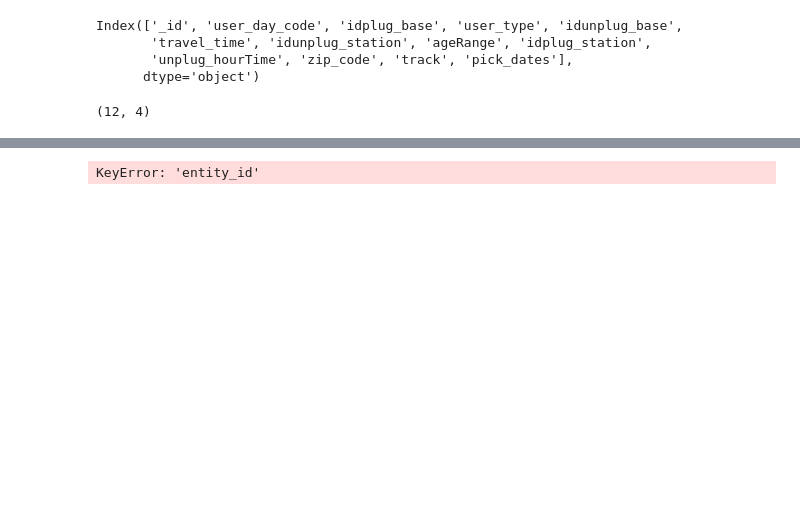
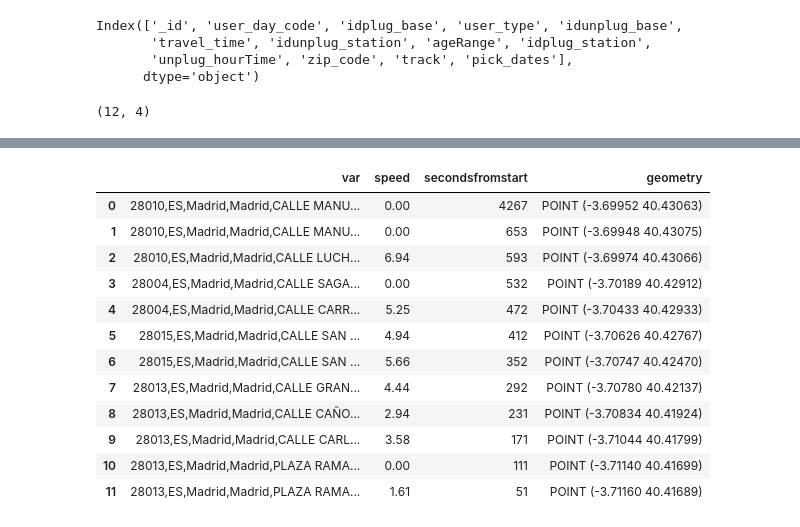
Before and after one commit to fserrey/gis-data-exploration, a Jupyter notebook: bicimad/exploring bicimad data.ipynb, the cells around one changed output, grey strips where cells are left out. Saved outputs shown, nothing was run; the diff lists cells and outputs as text; code cells hidden in the pictures; blank space fills up the shorter version.

```diff
--- a/bicimad/exploring bicimad data.ipynb
+++ b/bicimad/exploring bicimad data.ipynb
@@ -154,9 +209,23 @@ folium.GeoJson(file,name='geojson').add_to(mapa)
 mapa
 # %% [output]
 [interactive output not drawn]
+# %%
+dfg
+# %% [output]
+|  | var | speed | secondsfromstart | geometry |
+| 0 | 28010,ES,Madrid,Madrid,CALLE MANU... | 0.00 | 4267 | POINT (-3.69952 40.43063) |
+| 1 | 28010,ES,Madrid,Madrid,CALLE MANU... | 0.00 | 653 | POINT (-3.69948 40.43075) |
+| 2 | 28010,ES,Madrid,Madrid,CALLE LUCH... | 6.94 | 593 | POINT (-3.69974 40.43066) |
+| 3 | 28004,ES,Madrid,Madrid,CALLE SAGA... | 0.00 | 532 | POINT (-3.70189 40.42912) |
+| 4 | 28004,ES,Madrid,Madrid,CALLE CARR... | 5.25 | 472 | POINT (-3.70433 40.42933) |
+| 5 | 28015,ES,Madrid,Madrid,CALLE SAN ... | 4.94 | 412 | POINT (-3.70626 40.42767) |
+| 6 | 28015,ES,Madrid,Madrid,CALLE SAN ... | 5.66 | 352 | POINT (-3.70747 40.42470) |
+| 7 | 28013,ES,Madrid,Madrid,CALLE GRAN... | 4.44 | 292 | POINT (-3.70780 40.42137) |
+| 8 | 28013,ES,Madrid,Madrid,CALLE CAÑO... | 2.94 | 231 | POINT (-3.70834 40.41924) |
+| 9 | 28013,ES,Madrid,Madrid,CALLE CARL... | 3.58 | 171 | POINT (-3.71044 40.41799) |
+| 10 | 28013,ES,Madrid,Madrid,PLAZA RAMA... | 0.00 | 111 | POINT (-3.71140 40.41699) |
+| 11 | 28013,ES,Madrid,Madrid,PLAZA RAMA... | 1.61 | 51 | POINT (-3.71160 40.41689) |
 # %%
 # Aggregate these points with the GroupBy
-df = df.groupby(['entity_id'])['geometry'].apply(lambda x: LineString(x.tolist()))
-df = GeoDataFrame(df, geometry='geometry')
+#df = dfg.groupby(['entity_id'])['geometry'].apply(lambda x: LineString(x.tolist()))
+df = gpd.GeoDataFrame(dfg, geometry='geometry')
-# %% [output]
-KeyError: 'entity_id'
```
Also changed, not shown: parts of 8 cells of this notebook, 2 other files.
